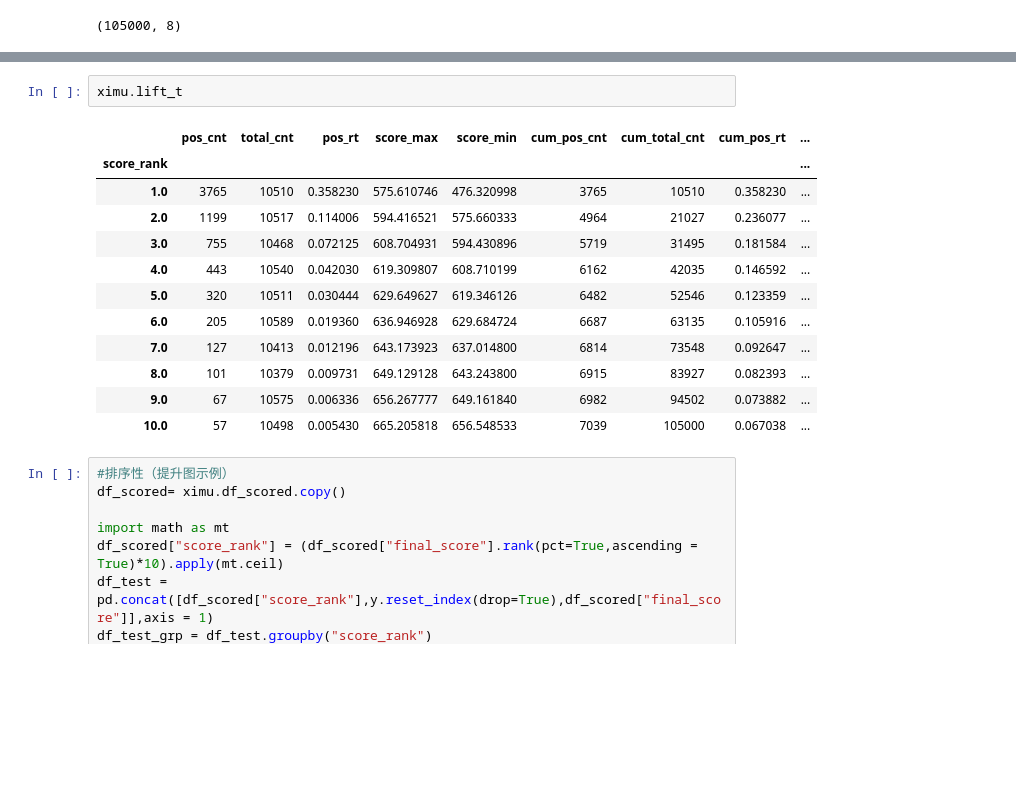
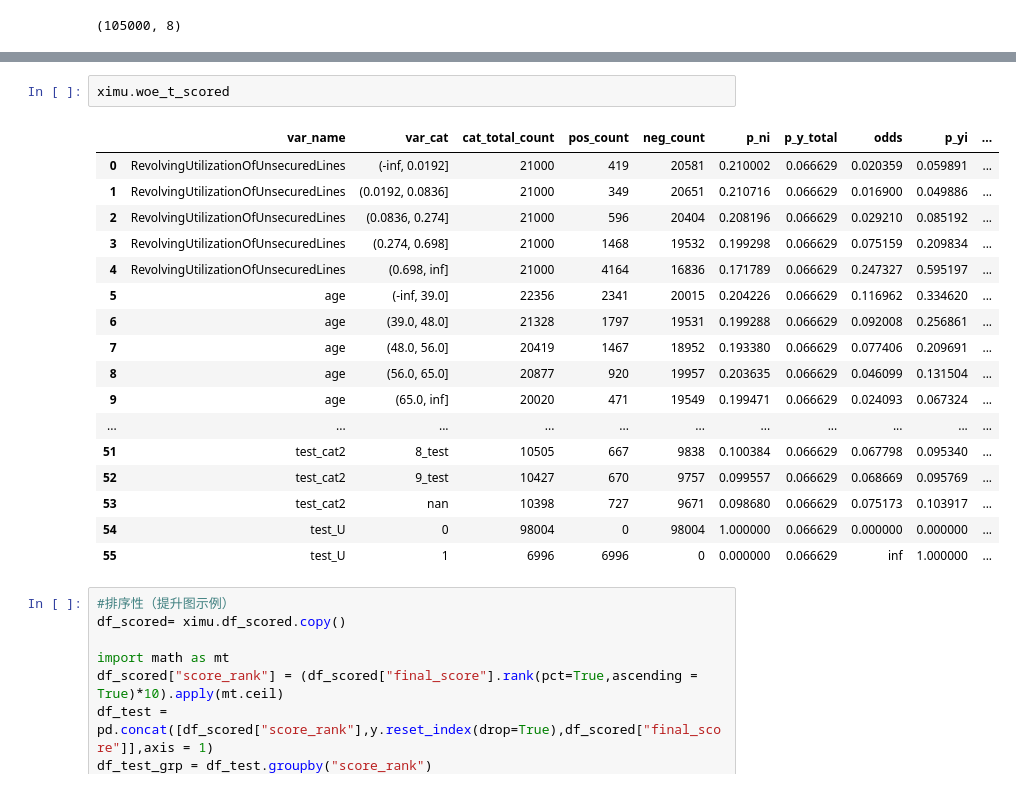
Before and after one commit to fycoopery/fy_scorecard, a Jupyter notebook: test_notebook/fy_scorecard_test.ipynb, the cells around one changed output, grey strips where cells are left out. Saved outputs shown, nothing was run; the diff lists cells and outputs as text; blank space fills up the shorter version.

```diff
--- a/test_notebook/fy_scorecard_test.ipynb
+++ b/test_notebook/fy_scorecard_test.ipynb
@@ -180,18 +168,23 @@ ximu.roc_plot
 # %%
-ximu.lift_t
+ximu.woe_t_scored
 # %% [output]
-|  | pos_cnt | total_cnt | pos_rt | score_max | score_min | cum_pos_cnt | cum_total_cnt | cum_pos_rt | ... |
-| score_rank |  |  |  |  |  |  |  |  | ... |
-| 1.0 | 3765 | 10510 | 0.358230 | 575.610746 | 476.320998 | 3765 | 10510 | 0.358230 | ... |
-| 2.0 | 1199 | 10517 | 0.114006 | 594.416521 | 575.660333 | 4964 | 21027 | 0.236077 | ... |
-| 3.0 | 755 | 10468 | 0.072125 | 608.704931 | 594.430896 | 5719 | 31495 | 0.181584 | ... |
-| 4.0 | 443 | 10540 | 0.042030 | 619.309807 | 608.710199 | 6162 | 42035 | 0.146592 | ... |
-| 5.0 | 320 | 10511 | 0.030444 | 629.649627 | 619.346126 | 6482 | 52546 | 0.123359 | ... |
-| 6.0 | 205 | 10589 | 0.019360 | 636.946928 | 629.684724 | 6687 | 63135 | 0.105916 | ... |
-| 7.0 | 127 | 10413 | 0.012196 | 643.173923 | 637.014800 | 6814 | 73548 | 0.092647 | ... |
-| 8.0 | 101 | 10379 | 0.009731 | 649.129128 | 643.243800 | 6915 | 83927 | 0.082393 | ... |
-| 9.0 | 67 | 10575 | 0.006336 | 656.267777 | 649.161840 | 6982 | 94502 | 0.073882 | ... |
-| 10.0 | 57 | 10498 | 0.005430 | 665.205818 | 656.548533 | 7039 | 105000 | 0.067038 | ... |
+|  | var_name | var_cat | cat_total_count | pos_count | neg_count | p_ni | p_y_total | odds | p_yi | ... |
+| 0 | RevolvingUtilizationOfUnsecuredLines | (-inf, 0.0192] | 21000 | 419 | 20581 | 0.210002 | 0.066629 | 0.020359 | 0.059891 | ... |
+| 1 | RevolvingUtilizationOfUnsecuredLines | (0.0192, 0.0836] | 21000 | 349 | 20651 | 0.210716 | 0.066629 | 0.016900 | 0.049886 | ... |
+| 2 | RevolvingUtilizationOfUnsecuredLines | (0.0836, 0.274] | 21000 | 596 | 20404 | 0.208196 | 0.066629 | 0.029210 | 0.085192 | ... |
+| 3 | RevolvingUtilizationOfUnsecuredLines | (0.274, 0.698] | 21000 | 1468 | 19532 | 0.199298 | 0.066629 | 0.075159 | 0.209834 | ... |
+| 4 | RevolvingUtilizationOfUnsecuredLines | (0.698, inf] | 21000 | 4164 | 16836 | 0.171789 | 0.066629 | 0.247327 | 0.595197 | ... |
+| 5 | age | (-inf, 39.0] | 22356 | 2341 | 20015 | 0.204226 | 0.066629 | 0.116962 | 0.334620 | ... |
+| 6 | age | (39.0, 48.0] | 21328 | 1797 | 19531 | 0.199288 | 0.066629 | 0.092008 | 0.256861 | ... |
+| 7 | age | (48.0, 56.0] | 20419 | 1467 | 18952 | 0.193380 | 0.066629 | 0.077406 | 0.209691 | ... |
+| 8 | age | (56.0, 65.0] | 20877 | 920 | 19957 | 0.203635 | 0.066629 | 0.046099 | 0.131504 | ... |
+| 9 | age | (65.0, inf] | 20020 | 471 | 19549 | 0.199471 | 0.066629 | 0.024093 | 0.067324 | ... |
+| ... | ... | ... | ... | ... | ... | ... | ... | ... | ... | ... |
+| 51 | test_cat2 | 8_test | 10505 | 667 | 9838 | 0.100384 | 0.066629 | 0.067798 | 0.095340 | ... |
+| 52 | test_cat2 | 9_test | 10427 | 670 | 9757 | 0.099557 | 0.066629 | 0.068669 | 0.095769 | ... |
+| 53 | test_cat2 | nan | 10398 | 727 | 9671 | 0.098680 | 0.066629 | 0.075173 | 0.103917 | ... |
+| 54 | test_U | 0 | 98004 | 0 | 98004 | 1.000000 | 0.066629 | 0.000000 | 0.000000 | ... |
+| 55 | test_U | 1 | 6996 | 6996 | 0 | 0.000000 | 0.066629 | inf | 1.000000 | ... |
 # %%
 #排序性（提升图示例）
 df_scored= ximu.df_scored.copy()
```
Also changed, not shown: parts of 20 cells of this notebook, 1 other file.
